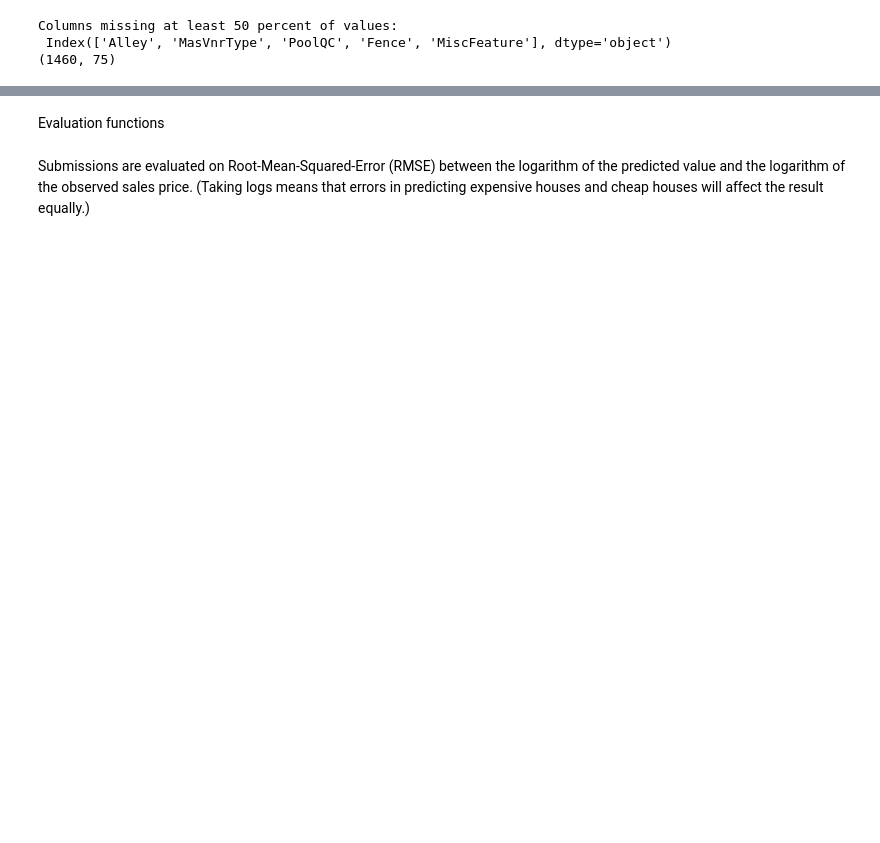
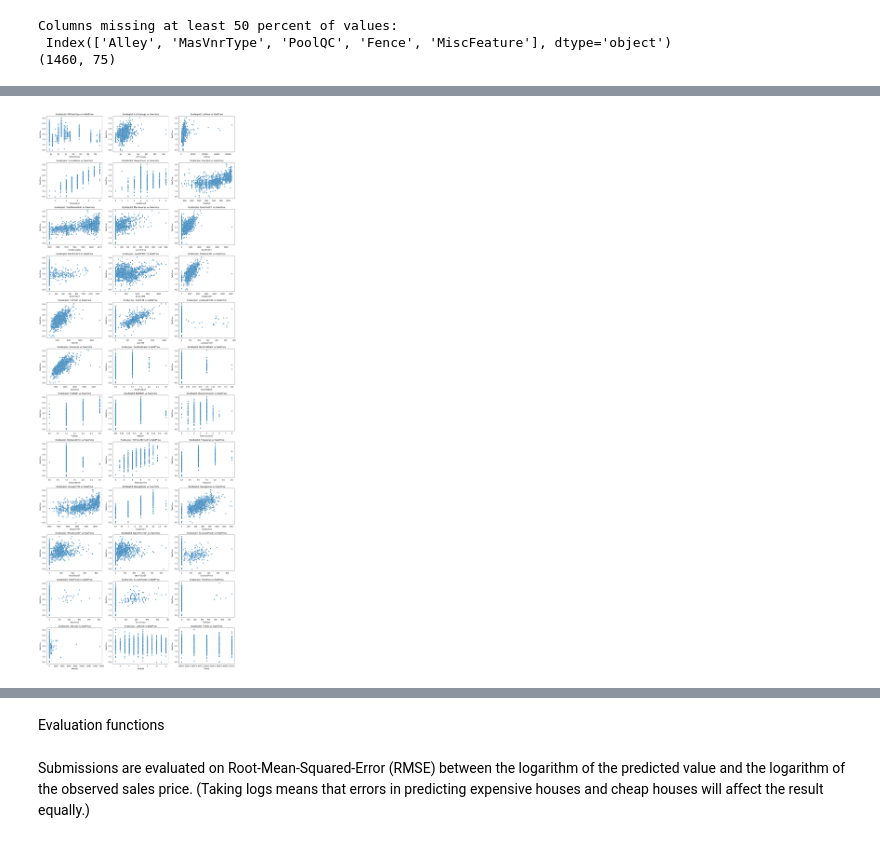
Before and after one commit to sopphh/415-Final-Project, a Jupyter notebook: 415FinalProject.ipynb, the cells around one changed output, grey strips where cells are left out. Drawn from its saved outputs; the diff is of its cells as text; code cells hidden in the pictures; blank space fills up the shorter version.

```diff
--- a/415FinalProject.ipynb
+++ b/415FinalProject.ipynb
@@ -99,0 +82,21 @@ Missing values in y: 0
+# %%
+# Scatterplots for numeric columns
+numeric_types = ['int16', 'int32', 'int64', 'float16', 'float32', 'float64']
+numeric_data = data.select_dtypes(include=numeric_types)
+
+plt.figure(figsize=(15, 45))
+
+# Create scatterplots for each numeric column
+for i, column in enumerate(numeric_data.columns):
+    if column != 'SalePrice':  # Avoid plotting SalePrice against itself
+        plt.subplot((len(numeric_data.columns) - 1) // 3 + 1, 3, i + 1)  # Arrange the plots in a grid
+        sns.scatterplot(x=numeric_data[column], y=numeric_data['SalePrice'], alpha=0.7)
+        plt.title(f'Scatterplot: {column} vs SalePrice')
+        plt.xlabel(column)
+        plt.ylabel('SalePrice')
+
+# Adjust layout for better display
+plt.tight_layout()
+plt.show()
+# %% [output]
+[figure, added]
```
Also changed, not shown: parts of 32 cells of this notebook.
